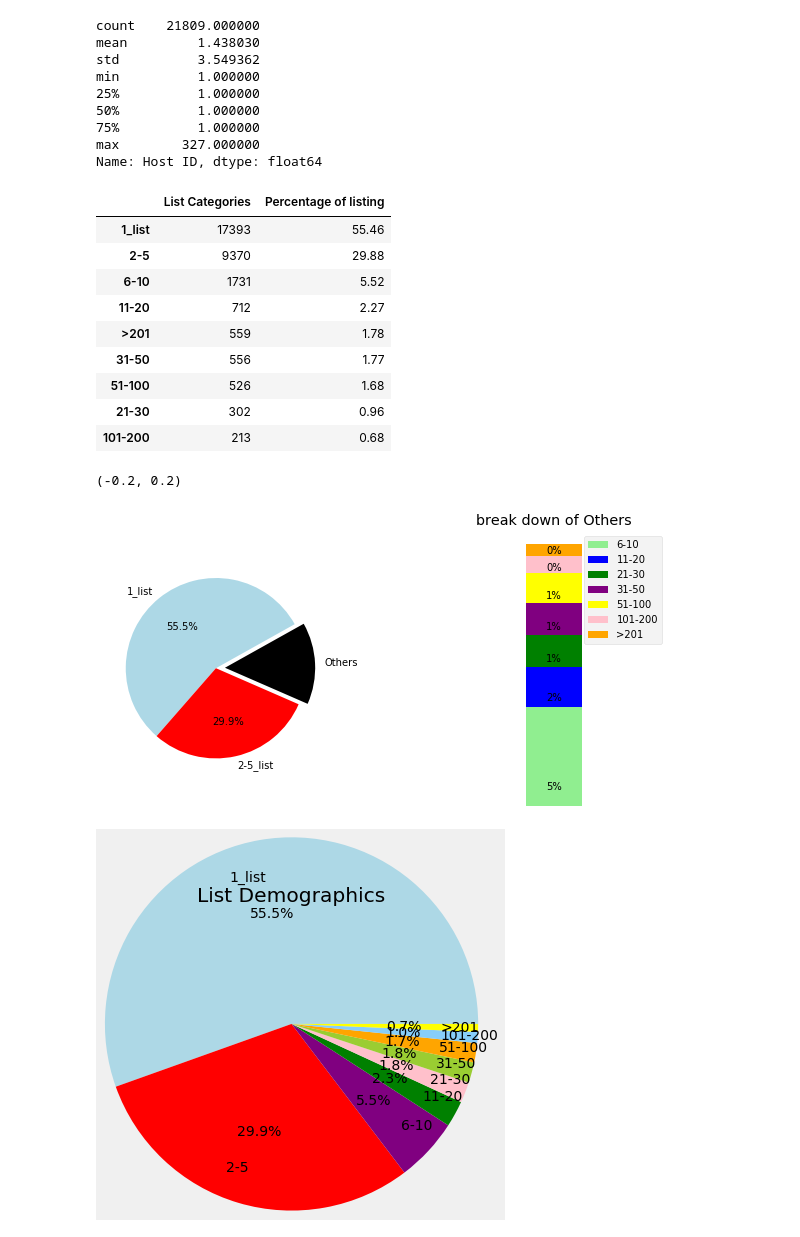
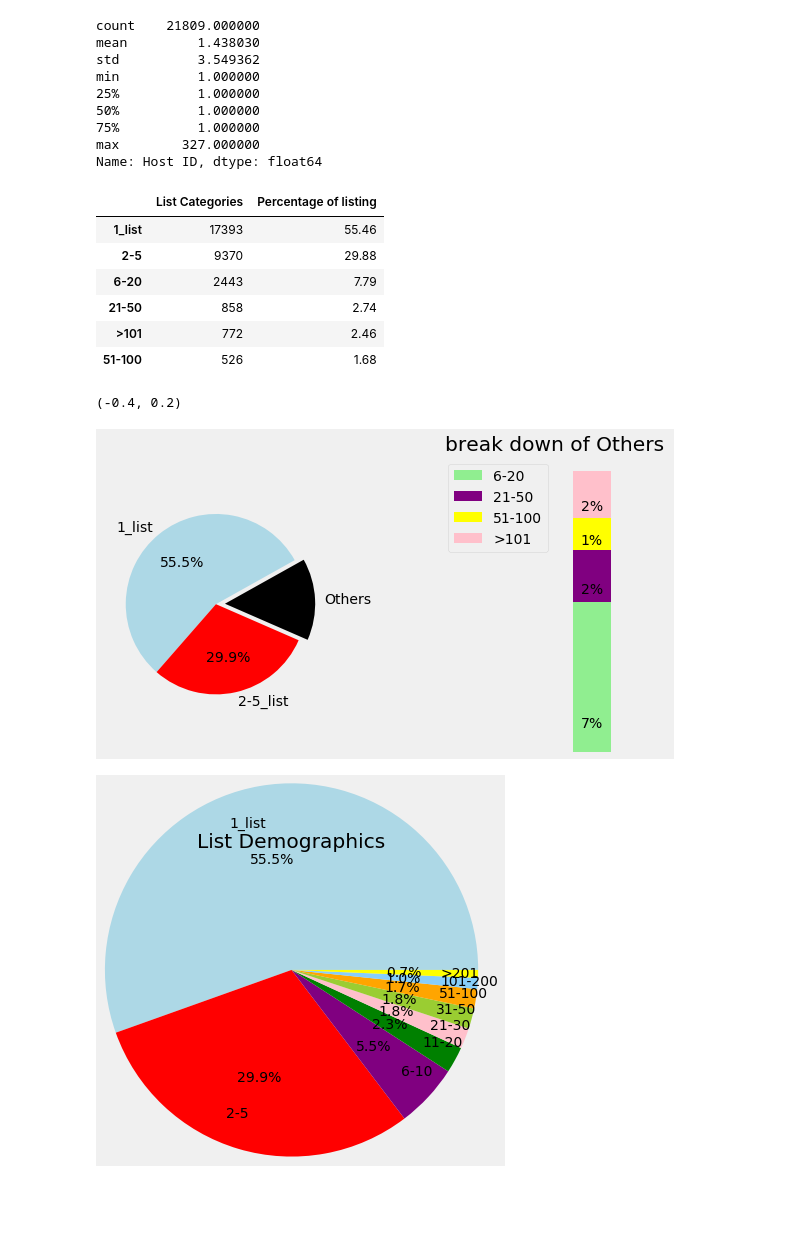
Before and after one commit to hayden4davey/Project1-Group2, a Jupyter notebook: shao data exploring.ipynb, the cells around one changed output. Cells and saved outputs as stored; diff of their text form; code cells hidden in the pictures; blank space fills up the shorter version.

```diff
--- a/shao data exploring.ipynb
+++ b/shao data exploring.ipynb
@@ -90,8 +90,8 @@ max        327.000000
 Name: Host ID, dtype: float64
 # %%
 # List Demographics
-list_bins = [0,1,5, 10, 20,30,50,100,200,max(abb_df['Calculated Host Listings Count'])]
-list_group_names =['1_list','2-5','6-10','11-20','21-30','31-50','51-100','101-200','>201']
+list_bins = [0,1,5,20,50,100,max(abb_df['Calculated Host Listings Count'])]
+list_group_names =['1_list','2-5','6-20','21-50','51-100','>101']
 abb_df["List Categories"] = pd.cut(abb_df["Calculated Host Listings Count"], list_bins, labels=list_group_names)
 List_Demographics = pd.DataFrame(abb_df["List Categories"].value_counts())
 List_Demographics.reset_index()
@@ -103,52 +103,49 @@ List_Demographics
 |  | List Categories | Percentage of listing |
 | 1_list | 17393 | 55.46 |
 | 2-5 | 9370 | 29.88 |
-| 6-10 | 1731 | 5.52 |
-| 11-20 | 712 | 2.27 |
-| >201 | 559 | 1.78 |
-| 31-50 | 556 | 1.77 |
+| 6-20 | 2443 | 7.79 |
+| 21-50 | 858 | 2.74 |
+| >101 | 772 | 2.46 |
 | 51-100 | 526 | 1.68 |
-| 21-30 | 302 | 0.96 |
-| 101-200 | 213 | 0.68 |
 # %%
 # make figure and assign axis objects
 fig = plt.figure(figsize=(9, 5.0625))
 ax1 = fig.add_subplot(121)
 ax2 = fig.add_subplot(122)
 fig.subplots_adjust(wspace=0.5)
 
 # pie chart parameters
 ratios = [55.46,29.88,14.66]
 labels = ['1_list', '2-5_list', 'Others']
 explode = [0, 0, 0.1]
 colors = ["lightblue","red","black"]
 # rotate so that first wedge is split by the x-axis
 angle = 20 * ratios[0]
 ax1.pie(ratios, autopct='%1.1f%%',labels=labels,startangle=angle, explode=explode,colors=colors)
 
 # bar chart parameters
 
 xpos = 0
 bottom = 0
-ratios = [5.52,2.27,1.78,1.77,1.68,0.96,0.68]
+ratios = [7.79,2.74,1.68,2.46]
 width = .1
-colors = ['lightgreen','blue','green','purple','yellow','pink','orange']
+colors = ['lightgreen','purple','yellow','pink']
 
 for j in range(len(ratios)):
     height = ratios[j]
     ax2.bar(xpos, height, width, bottom=bottom, color=colors[j])
     ypos = bottom + ax2.patches[j].get_height() /6
     bottom += height
     ax2.text(xpos, ypos,"%d%%"%(ax2.patches[j].get_height()),
              ha='center')
 
 ax2.set_title('break down of Others')
-ax2.legend(('6-10','11-20','21-30','31-50','51-100','101-200','>201'))
+ax2.legend(('6-20','21-50','51-100','>101'))
 ax2.axis('off')
-ax2.set_xlim(- 2 * width, 2* width)
+ax2.set_xlim(-4 * width, 2* width)
 # %% [output]
-(-0.2, 0.2)
+(-0.4, 0.2)
-[figure, old version]
+[figure, new version]
 # %%
 list = ['1_list','2-5','6-10','11-20','21-30','31-50','51-100','101-200','>201']
 list_Percentage = List_Demographics["Percentage of listing"]
```
Also changed, not shown: parts of 8 cells of this notebook.
